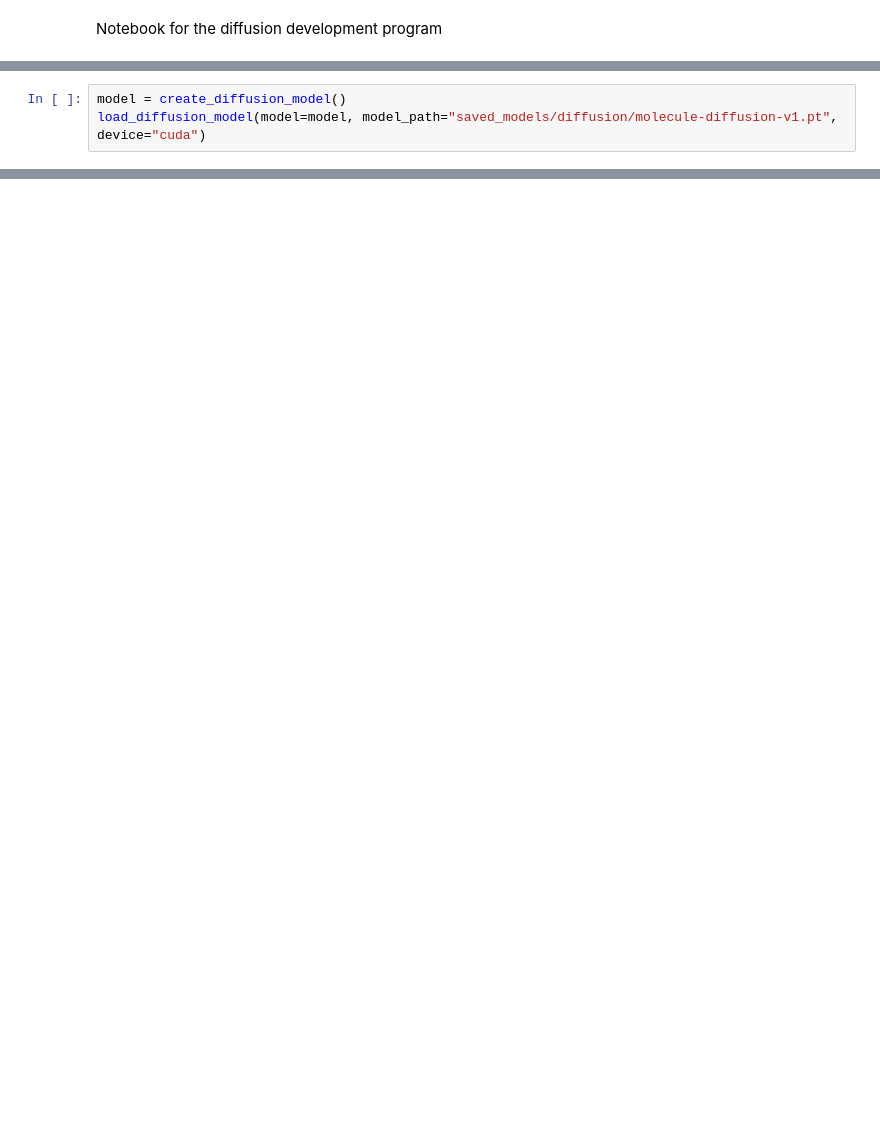
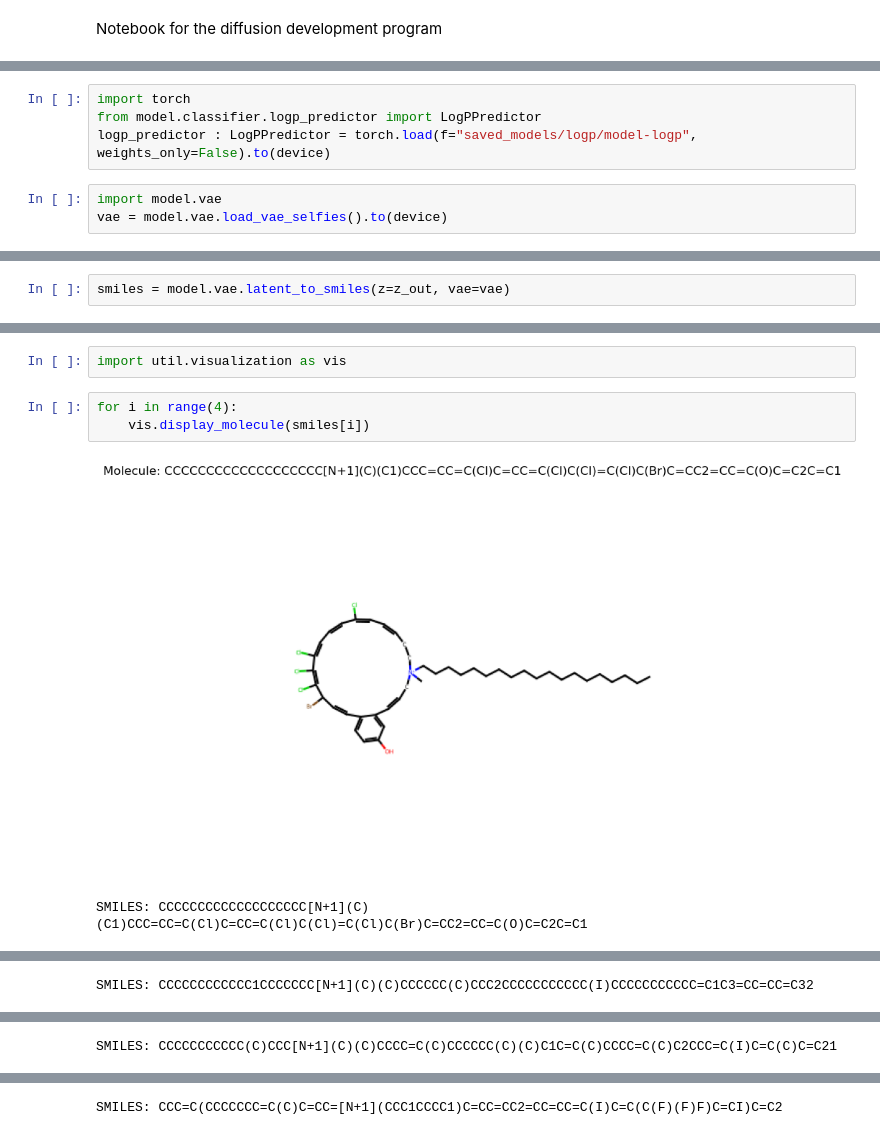
Before and after one commit to Daytae/GDProject, a Jupyter notebook: diffusion_development.ipynb, the cells around one changed output, grey strips where cells are left out. Cells and saved outputs as stored; diff of their text form; blank space fills up the shorter version.

```diff
--- a/diffusion_development.ipynb
+++ b/diffusion_development.ipynb
@@ -12,0 +15,7 @@ Model created successfully
+# %%
+import torch
+from model.classifier.logp_predictor import LogPPredictor
+logp_predictor : LogPPredictor = torch.load(f="saved_models/logp/model-logp", weights_only=False).to(device)
+# %%
+import model.vae
+vae = model.vae.load_vae_selfies().to(device)
@@ -32,3 +176,0 @@ Testing:
-# %%
-model = create_diffusion_model()
-load_diffusion_model(model=model, model_path="saved_models/diffusion/molecule-diffusion-v1.pt", device="cuda")
@@ -42,0 +177,2 @@ Loaded model successfully from saved_models/diffusion/molecule-diffusion-v1.pt
+# %%
+smiles = model.vae.latent_to_smiles(z=z_out, vae=vae)
@@ -42,0 +199,8 @@ Loaded model successfully from saved_models/diffusion/molecule-diffusion-v1.pt
+# %%
+import util.visualization as vis
+# %%
+for i in range(4):
+    vis.display_molecule(smiles[i])
+# %% [output]
+[figure, added]
+SMILES: CCCCCCCCCCCCCCCCCCC[N+1](C)(C1)CCC=CC=C(Cl)C=CC=C(Cl)C(Cl)=C(Cl)C(Br)C=CC2=CC=C(O)C=C2C=C1
@@ -42,0 +208 @@ Loaded model successfully from saved_models/diffusion/molecule-diffusion-v1.pt
+SMILES: CCCCCCCCCCCC1CCCCCCC[N+1](C)(C)CCCCCC(C)CCC2CCCCCCCCCCC(I)CCCCCCCCCCC=C1C3=CC=CC=C32
@@ -42,0 +210 @@ Loaded model successfully from saved_models/diffusion/molecule-diffusion-v1.pt
+SMILES: CCCCCCCCCCC(C)CCC[N+1](C)(C)CCCC=C(C)CCCCCC(C)(C)C1C=C(C)CCCC=C(C)C2CCC=C(I)C=C(C)C=C21
@@ -42,0 +212 @@ Loaded model successfully from saved_models/diffusion/molecule-diffusion-v1.pt
+SMILES: CCC=C(CCCCCCC=C(C)C=CC=[N+1](CCC1CCCC1)C=CC=CC2=CC=CC=C(I)C=C(C(F)(F)F)C=CI)C=C2
```
Also changed, not shown: parts of 10 cells of this notebook, 3 other files.
